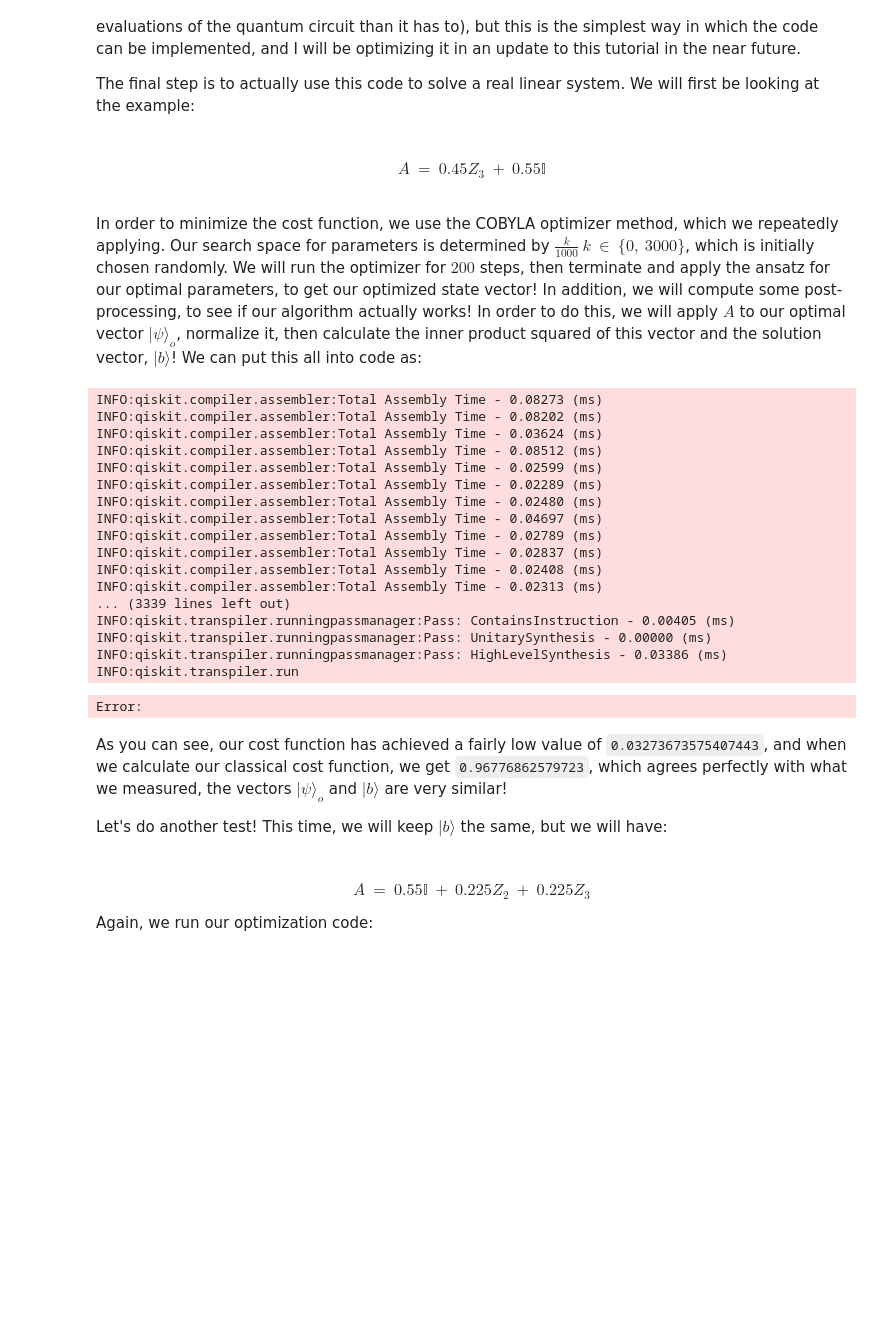
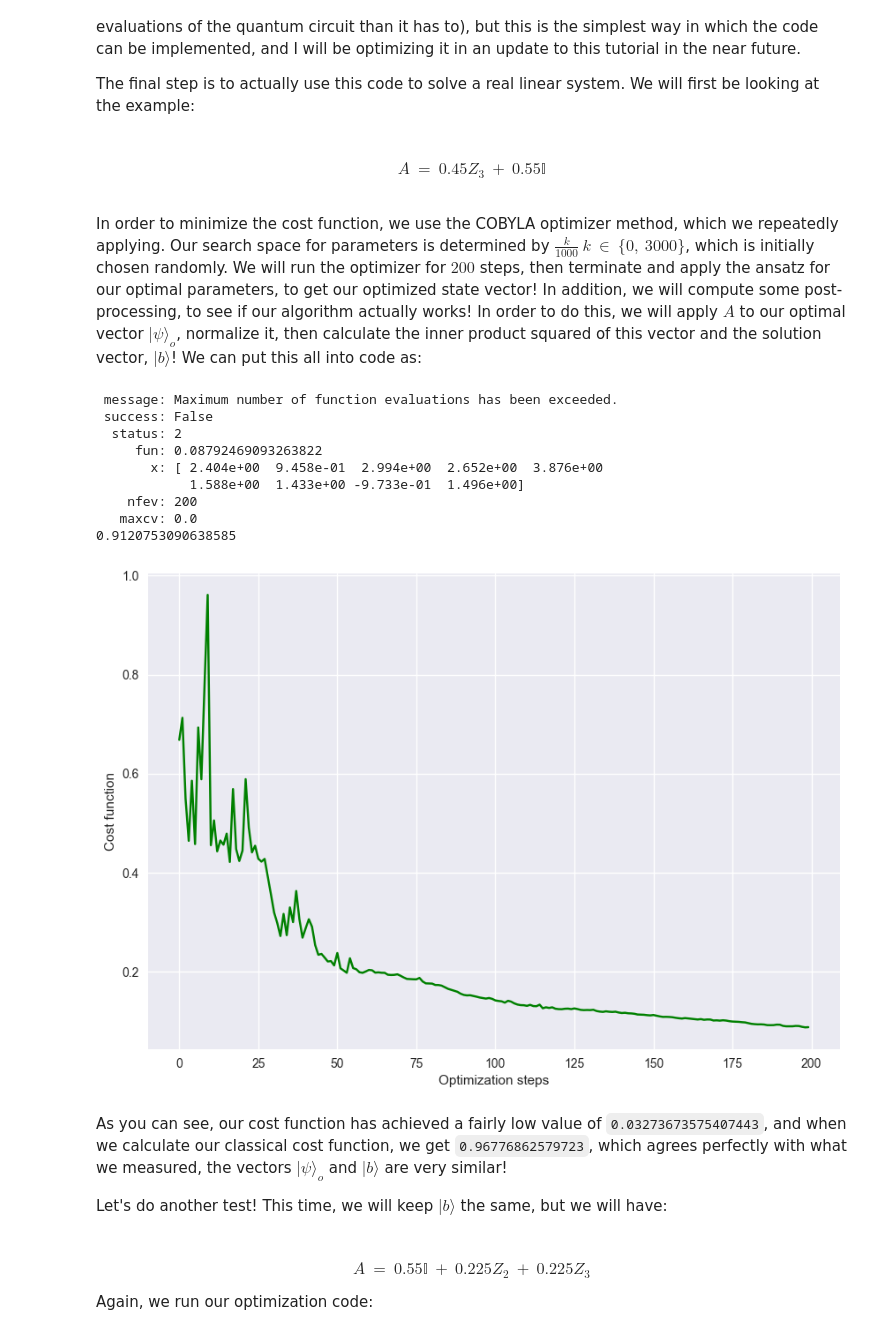
Before and after one commit to cezaris13/CourseWork, a Jupyter notebook: vqls.ipynb, the cells around one changed output. Cells and saved outputs as stored; diff of their text form; code cells hidden in the pictures; blank space fills up the shorter version.

```diff
--- a/vqls.ipynb
+++ b/vqls.ipynb
@@ -367,6 +364,7 @@ This is for the specific implementation when all of our parameters are set to $1
 Now, we are ready to calculate the final cost function. This simply involves us taking the products of all combinations of the expectation outputs from the different circuits, multiplying by their respective coefficients, and arranging into the cost function that we discussed previously!
 # %%
 # Implements the entire cost function on the quantum circuit theoretically
+costHistory = []
 
 def calculateCostFunction(parameters: list, args: list) -> float:
     overallSum1 = 0
@@ -430,7 +428,8 @@ def calculateCostFunction(parameters: list, args: list) -> float:
             overallSum2+=multiply*mult
 
     totalCost = 1-float(overallSum2/overallSum1)
-    logging.info(totalCost)
+    costHistory.append(totalCost)
+
 
     return totalCost
 # %% [markdown]
@@ -481,6 +480,13 @@ def minimization(costFunction: callable, gateSet: list, coefficientSet: list, to
 
 def getApproximationValue(A: np.ndarray, b: np.array, o: np.array):
     print(((b.dot(A.dot(o)/(np.linalg.norm(A.dot(o)))))**2).real)
+
+def plotCost(costHistory:list):
+    plt.style.use("seaborn-v0_8")
+    plt.plot(costHistory, "g")
+    plt.ylabel("Cost function")
+    plt.xlabel("Optimization steps")
+    plt.show()
 # %%
 qubits = 3
 auxiliaryQubit = 0
@@ -488,37 +494,31 @@ totalNeededQubits = qubits+2
 # %%
 coefficientSet = [0.55, 0.45]
 gateSet = [[0, 0, 0], [0, 0, 1]]
 
+costHistory = []
 outF = minimization(calculateCostFunction, gateSet = gateSet, coefficientSet = coefficientSet, totalNeededQubits = totalNeededQubits)
 circ = QuantumCircuit(qubits, qubits)
 o = ansatzTest(circ, outF)
 
 a1 = coefficientSet[1]*np.kron(zGate(),np.kron(identityGate(),identityGate()))
 a2 = coefficientSet[0]*np.kron(identityGate(),np.kron(identityGate(),identityGate()))
 A = np.add(a1, a2)
 
 b = setB(qubits)
 
 getApproximationValue(A, b, o)
+plotCost(costHistory)
 # %% [output]
-INFO:qiskit.compiler.assembler:Total Assembly Time - 0.08273 (ms)
-INFO:qiskit.compiler.assembler:Total Assembly Time - 0.08202 (ms)
-INFO:qiskit.compiler.assembler:Total Assembly Time - 0.03624 (ms)
-INFO:qiskit.compiler.assembler:Total Assembly Time - 0.08512 (ms)
-INFO:qiskit.compiler.assembler:Total Assembly Time - 0.02599 (ms)
-INFO:qiskit.compiler.assembler:Total Assembly Time - 0.02289 (ms)
-INFO:qiskit.compiler.assembler:Total Assembly Time - 0.02480 (ms)
-INFO:qiskit.compiler.assembler:Total Assembly Time - 0.04697 (ms)
-INFO:qiskit.compiler.assembler:Total Assembly Time - 0.02789 (ms)
-INFO:qiskit.compiler.assembler:Total Assembly Time - 0.02837 (ms)
-INFO:qiskit.compiler.assembler:Total Assembly Time - 0.02408 (ms)
-INFO:qiskit.compiler.assembler:Total Assembly Time - 0.02313 (ms)
-... (3339 lines left out)
-INFO:qiskit.transpiler.runningpassmanager:Pass: ContainsInstruction - 0.00405 (ms)
-INFO:qiskit.transpiler.runningpassmanager:Pass: UnitarySynthesis - 0.00000 (ms)
-INFO:qiskit.transpiler.runningpassmanager:Pass: HighLevelSynthesis - 0.03386 (ms)
-INFO:qiskit.transpiler.run
+ message: Maximum number of function evaluations has been exceeded.
+ success: False
+  status: 2
+     fun: 0.08792469093263822
+       x: [ 2.404e+00  9.458e-01  2.994e+00  2.652e+00  3.876e+00
+            1.588e+00  1.433e+00 -9.733e-01  1.496e+00]
+    nfev: 200
+   maxcv: 0.0
+0.9120753090638585
-Error:
+[figure, added]
 # %% [markdown]
 As you can see, our cost function has achieved a fairly low value of `0.03273673575407443`, and when we calculate our classical cost function, we get `0.96776862579723`, which agrees perfectly with what we measured, the vectors $|\psi\rangle_o$ and $|b\rangle$ are very similar!
 
```
Also changed, not shown: parts of 8 cells of this notebook.
